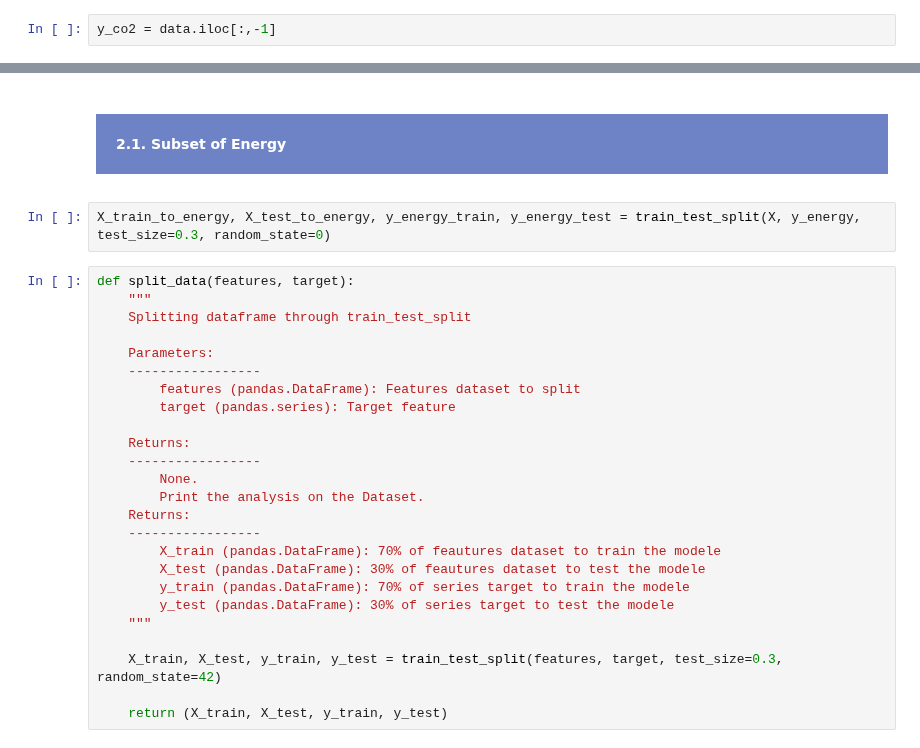
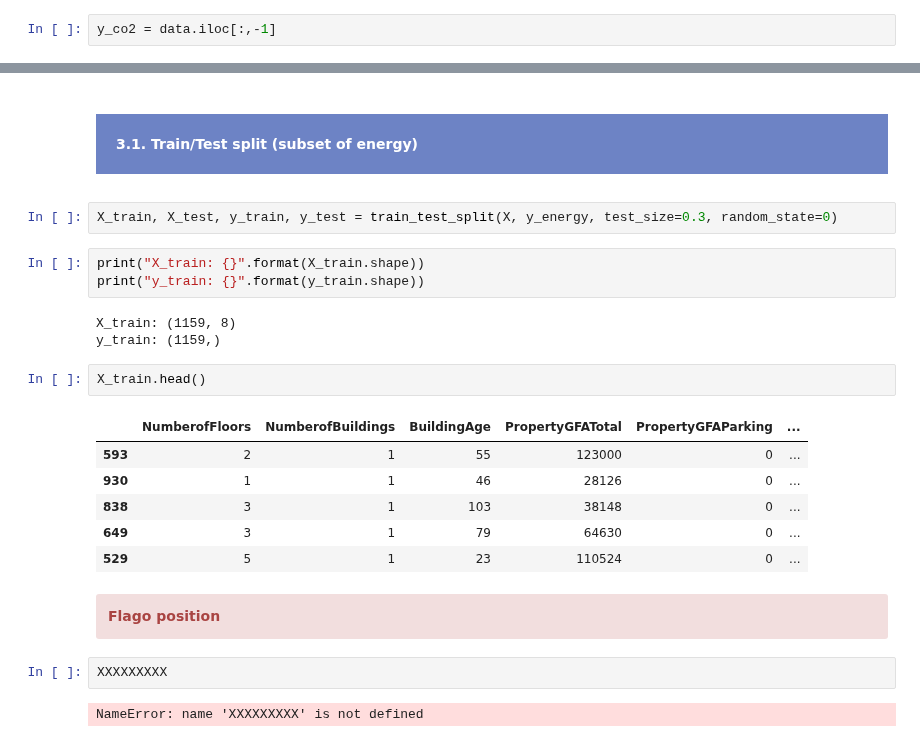
Before and after one commit to samirhinojosa/OC-P4-consumption-needs-of-buildings, a Jupyter notebook: modeling_notebook.ipynb, the cells around one changed output, grey strips where cells are left out. Cells and saved outputs as stored; diff of their text form.

Commit message:
first model

```diff
--- a/modeling_notebook.ipynb
+++ b/modeling_notebook.ipynb
@@ -215,31 +200,29 @@ Name: SiteEnergyUse(kBtu), Length: 1656, dtype: float64
-# %% [markdown]
-<div style="background-color: #6D83C5;" >
-    <h4 style="margin: auto; padding: 20px; color:#fff; ">2.1. Subset of Energy</h4>
-</div>
+# %% [markdown]
+<div style="background-color: #6D83C5;" >
+    <h4 style="margin: auto; padding: 20px; color:#fff; ">3.1. Train/Test split (subset of energy)</h4>
+</div>
 # %%
-X_train_to_energy, X_test_to_energy, y_energy_train, y_energy_test = train_test_split(X, y_energy, test_size=0.3, random_state=0)
+X_train, X_test, y_train, y_test = train_test_split(X, y_energy, test_size=0.3, random_state=0)
-# %%
-def split_data(features, target):
-    """
-    Splitting dataframe through train_test_split
-
-    Parameters:
-    -----------------
-        features (pandas.DataFrame): Features dataset to split
-        target (pandas.series): Target feature
-
-    Returns:
-    -----------------
-        None.
-        Print the analysis on the Dataset.
-    Returns:
-    -----------------
-        X_train (pandas.DataFrame): 70% of feautures dataset to train the modele
-        X_test (pandas.DataFrame): 30% of feautures dataset to test the modele
-        y_train (pandas.DataFrame): 70% of series target to train the modele
-        y_test (pandas.DataFrame): 30% of series target to test the modele
-    """
-
-    X_train, X_test, y_train, y_test = train_test_split(features, target, test_size=0.3, random_state=42)
-
-    return (X_train, X_test, y_train, y_test)
+# %%
+print("X_train: {}".format(X_train.shape))
+print("y_train: {}".format(y_train.shape))
+# %% [output]
+X_train: (1159, 8)
+y_train: (1159,)
+# %%
+X_train.head()
+# %% [output]
+|  | NumberofFloors | NumberofBuildings | BuildingAge | PropertyGFATotal | PropertyGFAParking | ... |
+| 593 | 2 | 1 | 55 | 123000 | 0 | ... |
+| 930 | 1 | 1 | 46 | 28126 | 0 | ... |
+| 838 | 3 | 1 | 103 | 38148 | 0 | ... |
+| 649 | 3 | 1 | 79 | 64630 | 0 | ... |
+| 529 | 5 | 1 | 23 | 110524 | 0 | ... |
+# %% [markdown]
+<div class="alert alert-block alert-danger">
+    <b>Flago position</b>
+</div>
+# %%
+XXXXXXXXX
+# %% [output]
+NameError: name 'XXXXXXXXX' is not defined
```
Also changed, not shown: parts of 11 cells of this notebook, 1 other file.
